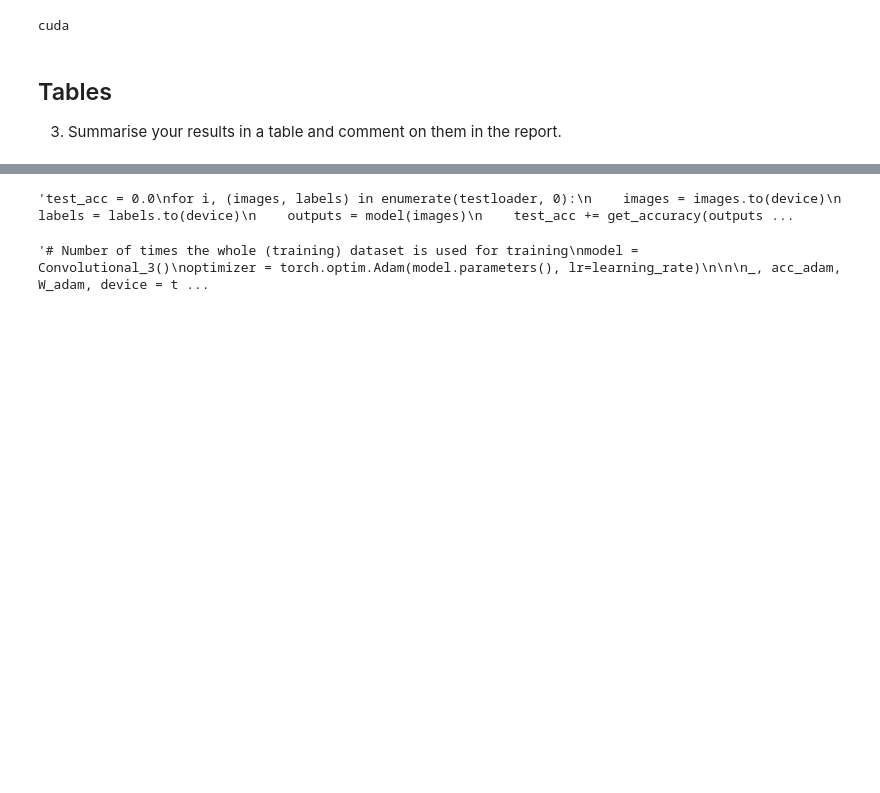
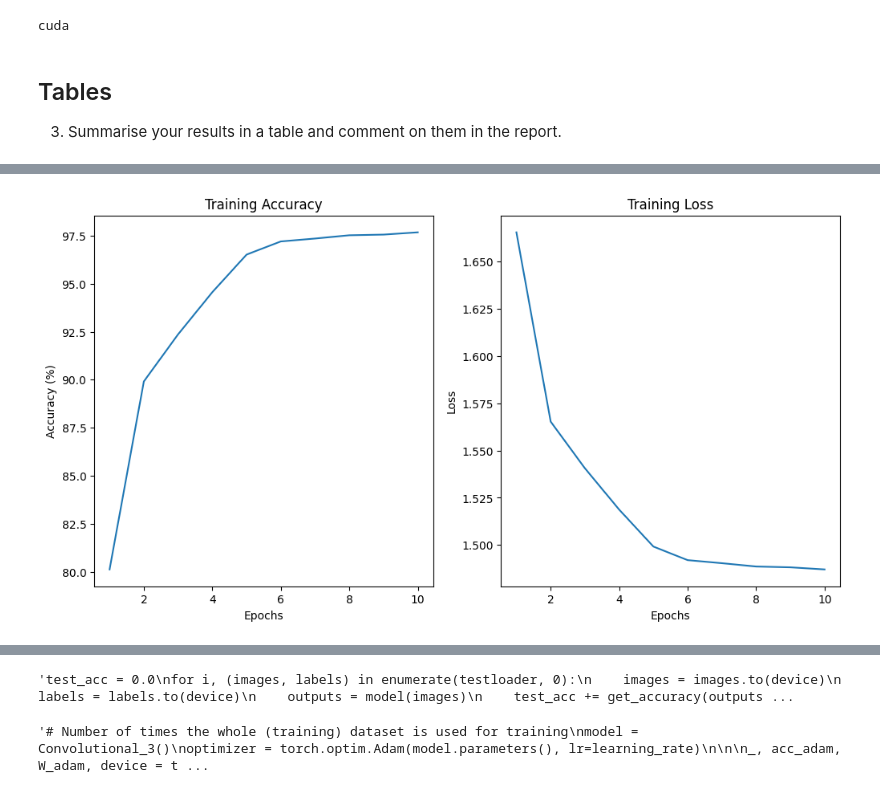
Before and after one commit to LeonardoMicheluz/challenge3, a Jupyter notebook: challenge_three_tonno.ipynb, the cells around one changed output, grey strips where cells are left out. Cells and saved outputs as stored; diff of their text form; code cells hidden in the pictures; blank space fills up the shorter version.

```diff
--- a/challenge_three_tonno.ipynb
+++ b/challenge_three_tonno.ipynb
@@ -343,11 +371,0 @@ table_df
-# %%
-'''# Number of times the whole (training) dataset is used for training
-model = Convolutional_1()
-num_epochs = 7
-learning_rate = 0.001
-
-criterion = nn.CrossEntropyLoss() # loss function
-optimizer = torch.optim.Adam(model.parameters(), lr=learning_rate)
-
-
-_, acc_adam, W_adam, device = train_model(model, num_epochs, trainloader, criterion, optimizer, learning_rate)'''
@@ -355,0 +385,9 @@ _, acc_adam, W_adam, device = train_model(model, num_epochs, trainloader, criter
+# %%
+# VA INSERITO IL MODELLO CHE SCEGLIAMO
+model = Convolutional_3()
+num_epochs = 10
+learning_rate = 0.001
+criterion = nn.CrossEntropyLoss() # loss function
+optimizer = torch.optim.Adam(model.parameters(), lr=learning_rate)
+
+loss, accuracies, W = train_model(model, num_epochs, trainloader, criterion, optimizer, device)
@@ -355,0 +407,17 @@ _, acc_adam, W_adam, device = train_model(model, num_epochs, trainloader, criter
+# %%
+fig, [ax1, ax2] = plt.subplots(1, 2, figsize=(12, 6))
+
+ax1.plot(range(1, num_epochs+1), accuracies)
+ax1.set_xlabel('Epochs')
+ax1.set_ylabel('Accuracy (%)')
+ax1.set_title('Training Accuracy')
+
+ax2.plot(range(1, num_epochs+1), loss)
+ax2.set_xlabel('Epochs')
+ax2.set_ylabel('Loss')
+ax2.set_title('Training Loss')
+
+# plt.tight_layout()
+plt.show()
+# %% [output]
+[figure, added]
```
Also changed, not shown: parts of 11 cells of this notebook.
